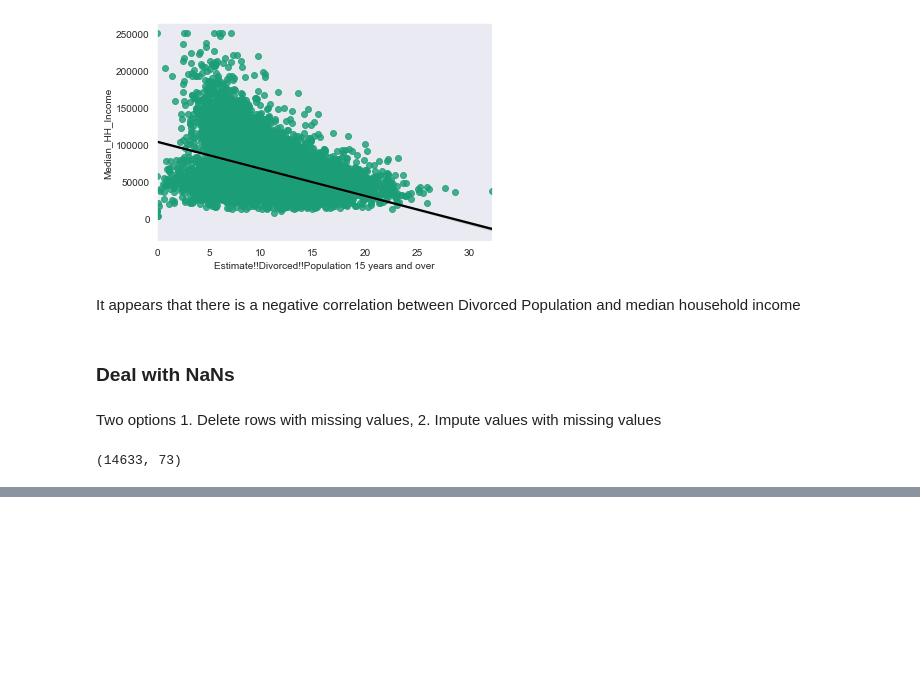
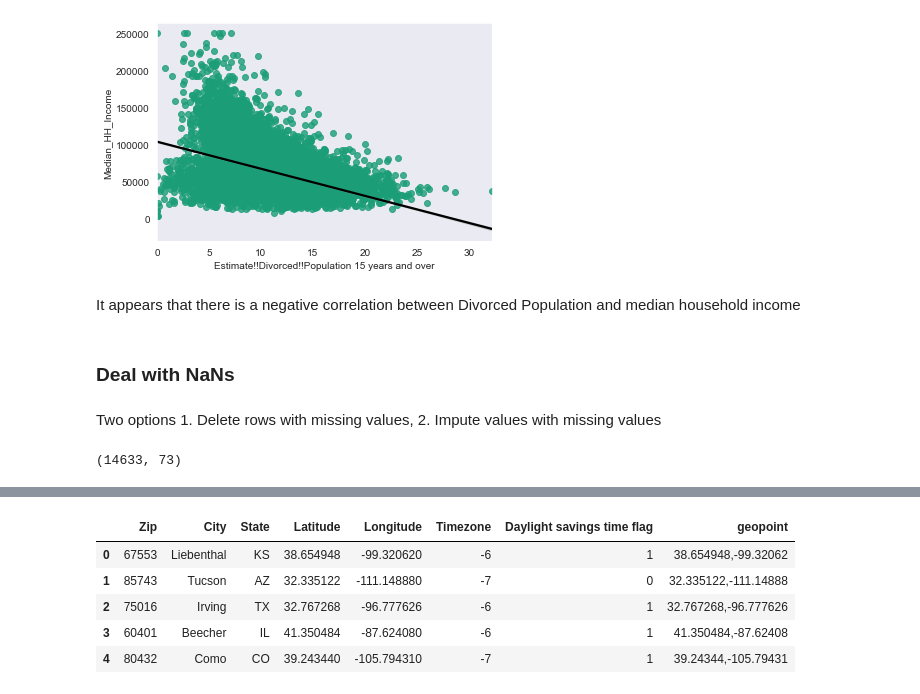
Before and after one commit to MLondon1027/Relocation_Recommender_System, a Jupyter notebook: Real_Estate_Recommender.ipynb, the cells around one changed output, grey strips where cells are left out. Saved outputs shown, nothing was run; the diff lists cells and outputs as text; code cells hidden in the pictures; blank space fills up the shorter version.

```diff
--- a/Real_Estate_Recommender.ipynb
+++ b/Real_Estate_Recommender.ipynb
@@ -838,0 +845,2 @@ recommend_zip_based_on_prev_zip('98072')
+# %%
+zip_location = pd.read_csv('data/us-zip-code-latitude-and-longitude.csv', sep = ';')
@@ -838,0 +850,9 @@ recommend_zip_based_on_prev_zip('98072')
+# %%
+zip_location.head()
+# %% [output]
+|  | Zip | City | State | Latitude | Longitude | Timezone | Daylight savings time flag | geopoint |
+| 0 | 67553 | Liebenthal | KS | 38.654948 | -99.320620 | -6 | 1 | 38.654948,-99.32062 |
+| 1 | 85743 | Tucson | AZ | 32.335122 | -111.148880 | -7 | 0 | 32.335122,-111.14888 |
+| 2 | 75016 | Irving | TX | 32.767268 | -96.777626 | -6 | 1 | 32.767268,-96.777626 |
+| 3 | 60401 | Beecher | IL | 41.350484 | -87.624080 | -6 | 1 | 41.350484,-87.62408 |
+| 4 | 80432 | Como | CO | 39.243440 | -105.794310 | -7 | 1 | 39.24344,-105.79431 |
```
Also changed, not shown: parts of 11 cells of this notebook.
